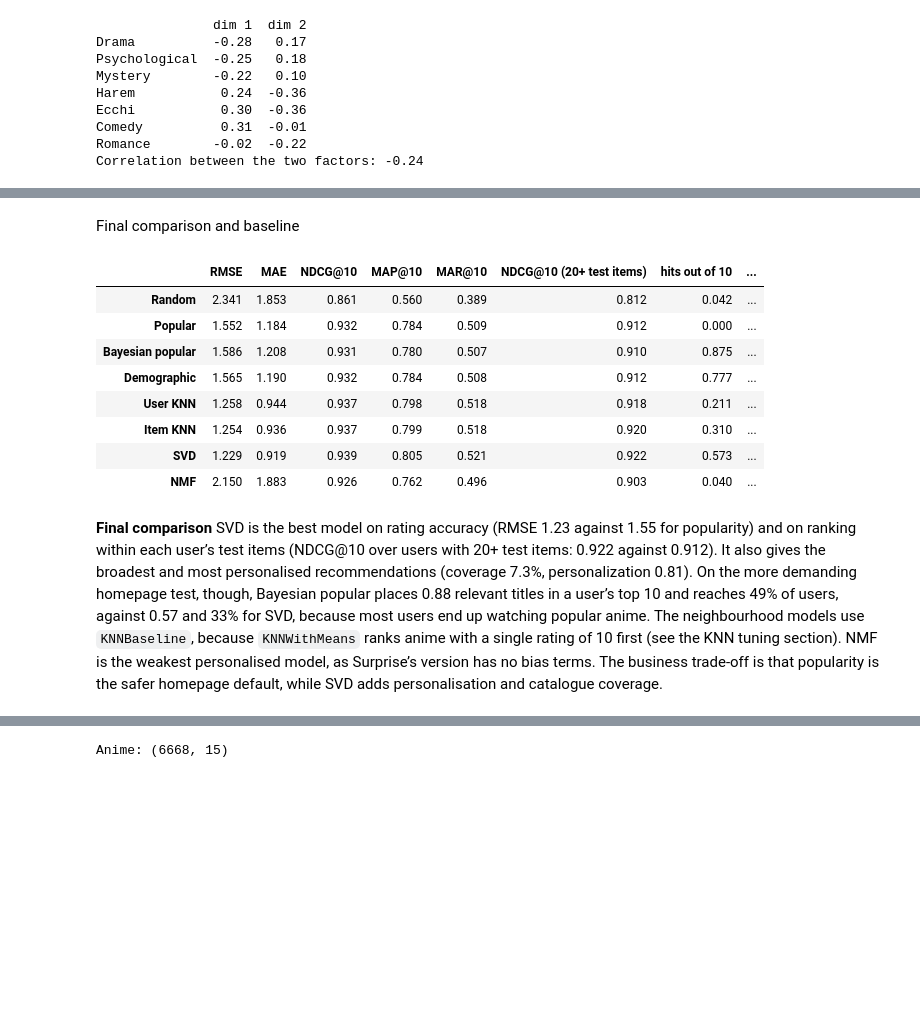
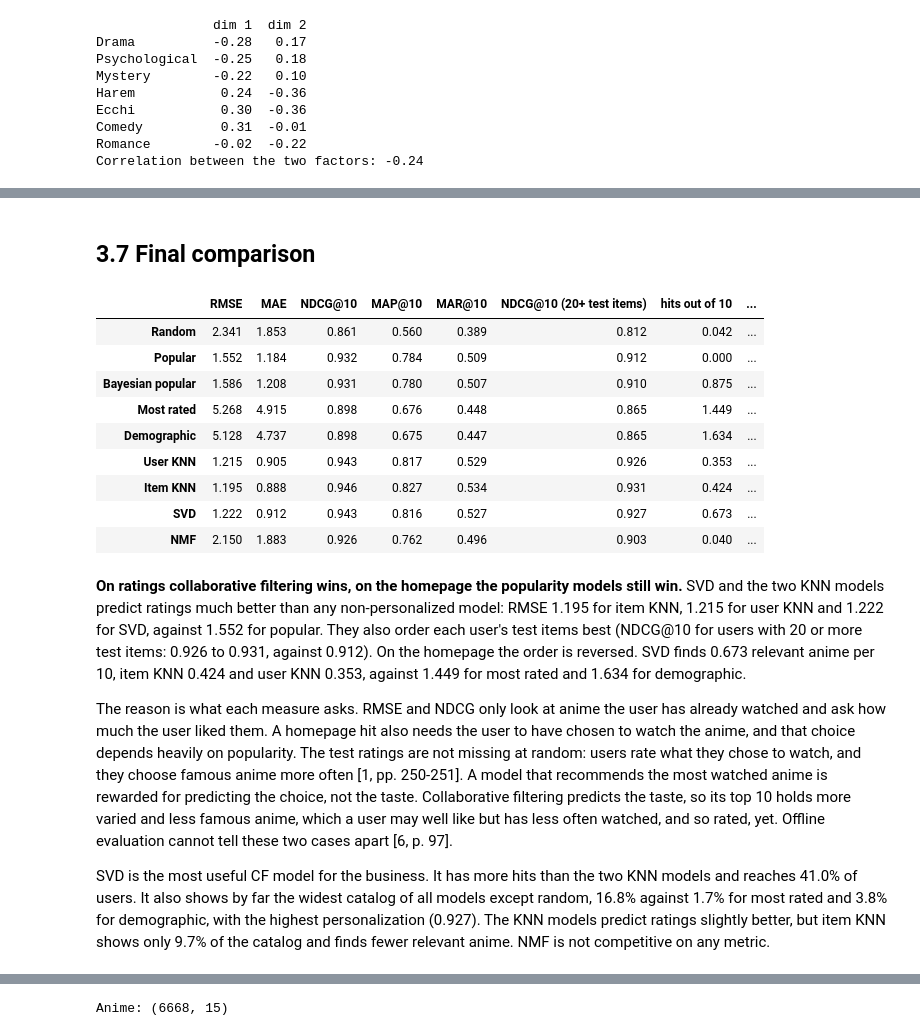
Before and after one commit to estellearnander/recsys_group_project, a Jupyter notebook: notebooks/03_recommenders.ipynb, the cells around one changed output, grey strips where cells are left out. Saved outputs shown, nothing was run; the diff lists cells and outputs as text; code cells hidden in the pictures; blank space fills up the shorter version.

```diff
--- a/notebooks/03_recommenders.ipynb
+++ b/notebooks/03_recommenders.ipynb
@@ -859,7 +927,7 @@ Pick the best KNN
 # %%
-# The best configuration is the one with the highest validation NDCG@10
-best_user = user_knn_tuning.sort_values("NDCG@10", ascending=False).iloc[0]
-best_item = item_knn_tuning.sort_values("NDCG@10", ascending=False).iloc[0]
-print("Best user-based:", int(best_user["k"]), int(best_user["min_support"]))
-print("Best item-based:", int(best_item["k"]), int(best_item["min_support"]))
+# The one-standard-error rule from the cell above
+best_user = choose_setting(user_knn_tuning)
+best_item = choose_setting(item_knn_tuning)
+print("Best user-based:", int(best_user["k"]), int(best_user["min_support"]), best_user["similarity"])
+print("Best item-based:", int(best_item["k"]), int(best_item["min_support"]), best_item["similarity"])
 # %% [output]
@@ -876,6 +944,6 @@ for n_factors in [1, 100, 500]:
 
 svd_tuning = pd.DataFrame(svd_rows)
 print(svd_tuning.round(3).to_string(index=False))
-best_n_factors = int(svd_tuning.sort_values("NDCG@10", ascending=False).iloc[0]["n_factors"])
+best_n_factors = int(choose_setting(svd_tuning)["n_factors"])
 print("Best n_factors:", best_n_factors)
 # %% [output]
@@ -994,5 +1107,6 @@ nmf_tuning = pd.DataFrame([
     for n_factors in [1, 15, 100]
 ])
 print(nmf_tuning.round(3).to_string(index=False))
-best_nmf_factors = int(nmf_tuning.sort_values("NDCG@10", ascending=False).iloc[0]["n_factors"])
+best_nmf_factors = int(choose_setting(nmf_tuning)["n_factors"])
+print("Best n_factors:", best_nmf_factors)
 # %% [output]
@@ -1003,2 +1117,0 @@ best_nmf_factors = int(nmf_tuning.sort_values("NDCG@10", ascending=False).iloc[0
-# %%
-best_nmf_factors = 15  # 1 factor is a popularity ranking; the NDCG gap to 15 is within noise
@@ -1008,27 +1122,32 @@ NMF predicts ratings much worse than SVD (RMSE 2.2 against 1.26 at best). Surpri
 # %% [markdown]
-Final comparison and baseline
+## 3.7 Final comparison
 # %%
 cf_models = {
     "User KNN": KNNBaseline(k=int(best_user["k"]), min_k=min(int(best_user["k"]), 5), verbose=False,
-                            sim_options={"name": "cosine", "user_based": True, "min_support": int(best_user["min_support"])}),
+                            sim_options={"name": best_user["similarity"], "user_based": True, "min_support": int(best_user["min_support"])}),
     "Item KNN": KNNBaseline(k=int(best_item["k"]), min_k=min(int(best_item["k"]), 5), verbose=False,
-                            sim_options={"name": "cosine", "user_based": False, "min_support": int(best_item["min_support"])}),
+                            sim_options={"name": best_item["similarity"], "user_based": False, "min_support": int(best_item["min_support"])}),
     "SVD": SVD(n_factors=best_n_factors, n_epochs=best_epochs, random_state=my_seed),
     "NMF": NMF(n_factors=best_nmf_factors, random_state=my_seed),
 }
 
 results_cf = {name: evaluate_model(algo) for name, algo in cf_models.items()}
 results_part3_df = pd.concat([results_part2_df, pd.DataFrame(results_cf).T])
 results_part3_df.round(3)
 # %% [output]
 |  | RMSE | MAE | NDCG@10 | MAP@10 | MAR@10 | NDCG@10 (20+ test items) | hits out of 10 | ... |
 | Random | 2.341 | 1.853 | 0.861 | 0.560 | 0.389 | 0.812 | 0.042 | ... |
 | Popular | 1.552 | 1.184 | 0.932 | 0.784 | 0.509 | 0.912 | 0.000 | ... |
 | Bayesian popular | 1.586 | 1.208 | 0.931 | 0.780 | 0.507 | 0.910 | 0.875 | ... |
-| Demographic | 1.565 | 1.190 | 0.932 | 0.784 | 0.508 | 0.912 | 0.777 | ... |
-| User KNN | 1.258 | 0.944 | 0.937 | 0.798 | 0.518 | 0.918 | 0.211 | ... |
-| Item KNN | 1.254 | 0.936 | 0.937 | 0.799 | 0.518 | 0.920 | 0.310 | ... |
-| SVD | 1.229 | 0.919 | 0.939 | 0.805 | 0.521 | 0.922 | 0.573 | ... |
+| Most rated | 5.268 | 4.915 | 0.898 | 0.676 | 0.448 | 0.865 | 1.449 | ... |
+| Demographic | 5.128 | 4.737 | 0.898 | 0.675 | 0.447 | 0.865 | 1.634 | ... |
+| User KNN | 1.215 | 0.905 | 0.943 | 0.817 | 0.529 | 0.926 | 0.353 | ... |
+| Item KNN | 1.195 | 0.888 | 0.946 | 0.827 | 0.534 | 0.931 | 0.424 | ... |
+| SVD | 1.222 | 0.912 | 0.943 | 0.816 | 0.527 | 0.927 | 0.673 | ... |
 | NMF | 2.150 | 1.883 | 0.926 | 0.762 | 0.496 | 0.903 | 0.040 | ... |
-# %% [markdown]
-**Final comparison** SVD is the best model on rating accuracy (RMSE 1.23 against 1.55 for popularity) and on ranking within each user’s test items (NDCG@10 over users with 20+ test items: 0.922 against 0.912). It also gives the broadest and most personalised recommendations (coverage 7.3%, personalization 0.81). On the more demanding homepage test, though, Bayesian popular places 0.88 relevant titles in a user’s top 10 and reaches 49% of users, against 0.57 and 33% for SVD, because most users end up watching popular anime. The neighbourhood models use `KNNBaseline`, because `KNNWithMeans` ranks anime with a single rating of 10 first (see the KNN tuning section). NMF is the weakest personalised model, as Surprise’s version has no bias terms. The business trade-off is that popularity is the safer homepage default, while SVD adds personalisation and catalogue coverage.
+# %% [markdown]
+**On ratings collaborative filtering wins, on the homepage the popularity models still win.** SVD and the two KNN models predict ratings much better than any non-personalized model: RMSE 1.195 for item KNN, 1.215 for user KNN and 1.222 for SVD, against 1.552 for popular. They also order each user's test items best (NDCG@10 for users with 20 or more test items: 0.926 to 0.931, against 0.912). On the homepage the order is reversed. SVD finds 0.673 relevant anime per 10, item KNN 0.424 and user KNN 0.353, against 1.449 for most rated and 1.634 for demographic.
+
+The reason is what each measure asks. RMSE and NDCG only look at anime the user has already watched and ask how much the user liked them. A homepage hit also needs the user to have chosen to watch the anime, and that choice depends heavily on popularity. The test ratings are not missing at random: users rate what they chose to watch, and they choose famous anime more often [1, pp. 250-251]. A model that recommends the most watched anime is rewarded for predicting the choice, not the taste. Collaborative filtering predicts the taste, so its top 10 holds more varied and less famous anime, which a user may well like but has less often watched, and so rated, yet. Offline evaluation cannot tell these two cases apart [6, p. 97].
+
+SVD is the most useful CF model for the business. It has more hits than the two KNN models and reaches 41.0% of users. It also shows by far the widest catalog of all models except random, 16.8% against 1.7% for most rated and 3.8% for demographic, with the highest personalization (0.927). The KNN models predict ratings slightly better, but item KNN shows only 9.7% of the catalog and finds fewer relevant anime. NMF is not competitive on any metric.
```
Also changed, not shown: parts of 225 cells of this notebook.
